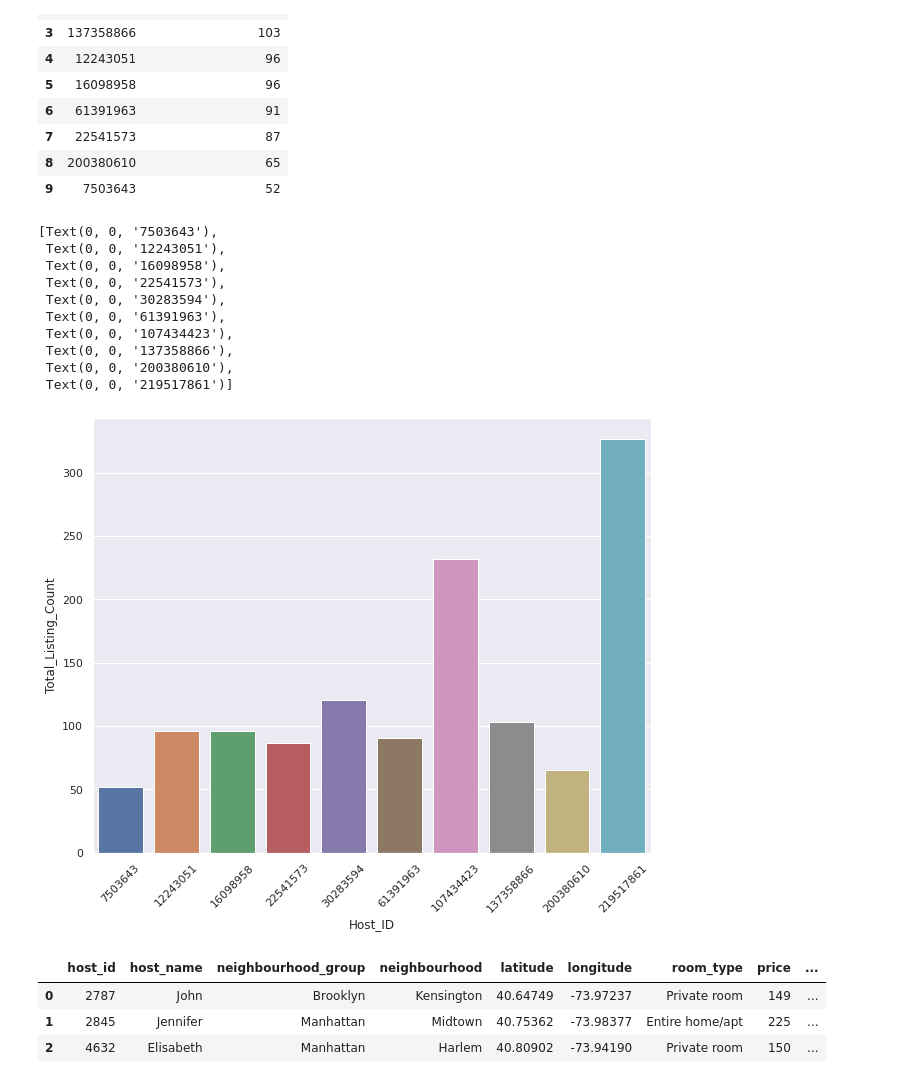
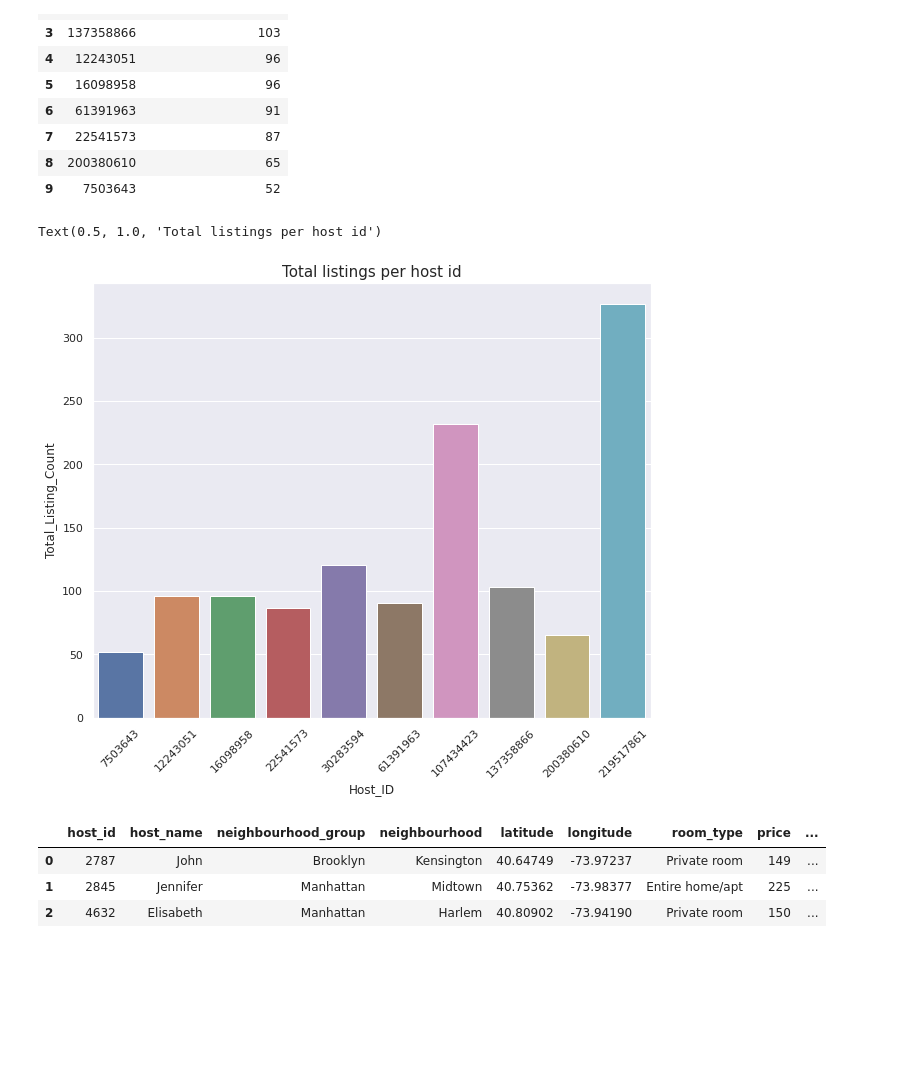
Before and after one commit to Priyabrat845/Airbnb-Booking-Analysis, a Jupyter notebook: Copy_of_Airbnb_Bookings_Analysis_Capstone_Project.ipynb, the cells around one changed output. Drawn from its saved outputs; the diff is of its cells as text; code cells hidden in the pictures; blank space fills up the shorter version.

```diff
--- a/Copy_of_Airbnb_Bookings_Analysis_Capstone_Project.ipynb
+++ b/Copy_of_Airbnb_Bookings_Analysis_Capstone_Project.ipynb
@@ -102,19 +102,11 @@ top_hosts_df
 # %%
 sns.set(rc={'figure.figsize':(10,8)})
 plot1=sns.barplot(x='Host_ID',y='Total_Listing_Count',data=top_hosts_df)
 plot1.set_xticklabels(plot1.get_xticklabels(), rotation=45)
+plt.title('Total listings per host id',size=15)
 # %% [output]
-[Text(0, 0, '7503643'),
- Text(0, 0, '12243051'),
- Text(0, 0, '16098958'),
- Text(0, 0, '22541573'),
- Text(0, 0, '30283594'),
- Text(0, 0, '61391963'),
- Text(0, 0, '107434423'),
- Text(0, 0, '137358866'),
- Text(0, 0, '200380610'),
- Text(0, 0, '219517861')]
+Text(0.5, 1.0, 'Total listings per host id')
-[figure, old version]
+[figure, new version]
 # %%
 airbnb.drop(['id','name','last_review'],axis=1,inplace=True)
 airbnb.head(3)
```
